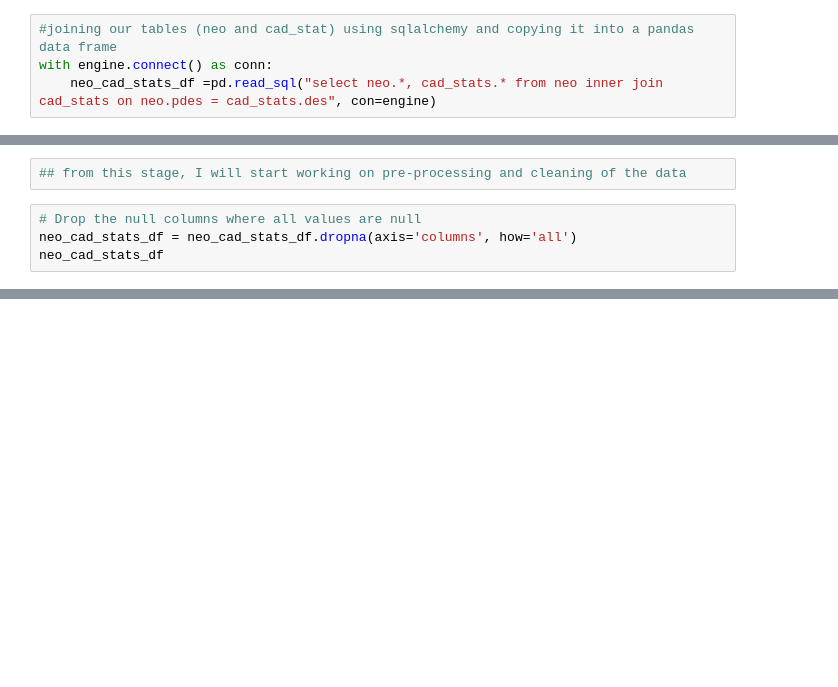
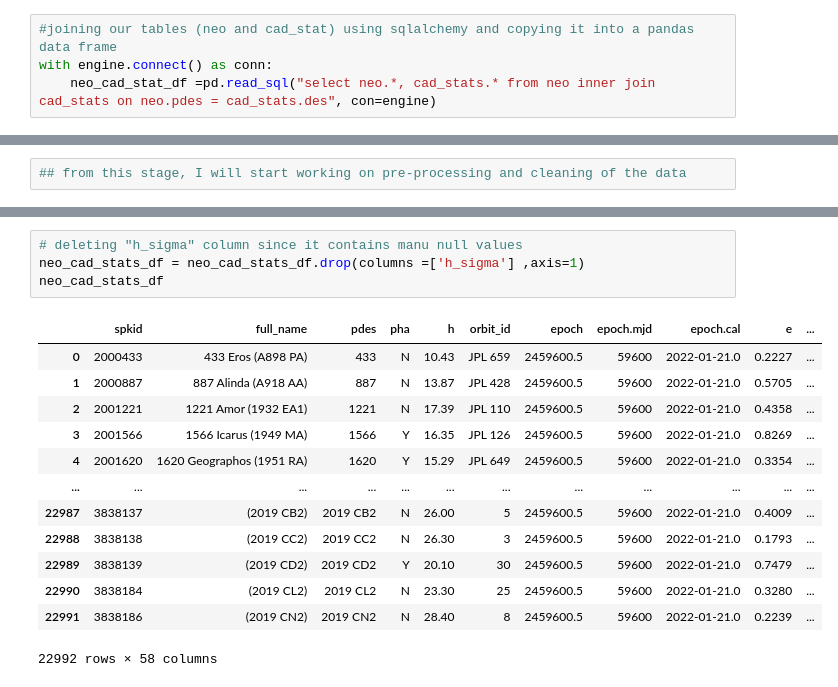
Before and after one commit to AleeAlette1/NEOs_Project, a Jupyter notebook: FJ_ML2_RandomForest.ipynb, the cells around one changed output, grey strips where cells are left out. Drawn from its saved outputs; the diff is of its cells as text; blank space fills up the shorter version.

Commit message:
deleting columns with large nulls

```diff
--- a/FJ_ML2_RandomForest.ipynb
+++ b/FJ_ML2_RandomForest.ipynb
@@ -81,6 +81,6 @@ cad_stat_df
 # %%
 #joining our tables (neo and cad_stat) using sqlalchemy and copying it into a pandas data frame
 with engine.connect() as conn:
-    neo_cad_stats_df =pd.read_sql("select neo.*, cad_stats.* from neo inner join cad_stats on neo.pdes = cad_stats.des", con=engine)
+    neo_cad_stat_df =pd.read_sql("select neo.*, cad_stats.* from neo inner join cad_stats on neo.pdes = cad_stats.des", con=engine)
 # %%
 #printing the results of the merged data frames
@@ -101,7 +101,3 @@ neo_cad_stats_df
 22992 rows × 59 columns
 # %%
 ## from this stage, I will start working on pre-processing and cleaning of the data
-# %%
-# Drop the null columns where all values are null
-neo_cad_stats_df = neo_cad_stats_df.dropna(axis='columns', how='all')
-neo_cad_stats_df
@@ -121,0 +143,18 @@ neo_cad_stats_df
+# %%
+# deleting "h_sigma" column since it contains manu null values
+neo_cad_stats_df = neo_cad_stats_df.drop(columns =['h_sigma'] ,axis=1)
+neo_cad_stats_df
+# %% [output]
+|  | spkid | full_name | pdes | pha | h | orbit_id | epoch | epoch.mjd | epoch.cal | e | ... |
+| 0 | 2000433 | 433 Eros (A898 PA) | 433 | N | 10.43 | JPL 659 | 2459600.5 | 59600 | 2022-01-21.0 | 0.2227 | ... |
+| 1 | 2000887 | 887 Alinda (A918 AA) | 887 | N | 13.87 | JPL 428 | 2459600.5 | 59600 | 2022-01-21.0 | 0.5705 | ... |
+| 2 | 2001221 | 1221 Amor (1932 EA1) | 1221 | N | 17.39 | JPL 110 | 2459600.5 | 59600 | 2022-01-21.0 | 0.4358 | ... |
+| 3 | 2001566 | 1566 Icarus (1949 MA) | 1566 | Y | 16.35 | JPL 126 | 2459600.5 | 59600 | 2022-01-21.0 | 0.8269 | ... |
+| 4 | 2001620 | 1620 Geographos (1951 RA) | 1620 | Y | 15.29 | JPL 649 | 2459600.5 | 59600 | 2022-01-21.0 | 0.3354 | ... |
+| ... | ... | ... | ... | ... | ... | ... | ... | ... | ... | ... | ... |
+| 22987 | 3838137 | (2019 CB2) | 2019 CB2 | N | 26.00 | 5 | 2459600.5 | 59600 | 2022-01-21.0 | 0.4009 | ... |
+| 22988 | 3838138 | (2019 CC2) | 2019 CC2 | N | 26.30 | 3 | 2459600.5 | 59600 | 2022-01-21.0 | 0.1793 | ... |
+| 22989 | 3838139 | (2019 CD2) | 2019 CD2 | Y | 20.10 | 30 | 2459600.5 | 59600 | 2022-01-21.0 | 0.7479 | ... |
+| 22990 | 3838184 | (2019 CL2) | 2019 CL2 | N | 23.30 | 25 | 2459600.5 | 59600 | 2022-01-21.0 | 0.3280 | ... |
+| 22991 | 3838186 | (2019 CN2) | 2019 CN2 | N | 28.40 | 8 | 2459600.5 | 59600 | 2022-01-21.0 | 0.2239 | ... |
+22992 rows × 58 columns
```
Also changed, not shown: parts of 10 cells of this notebook, 2 other files.
